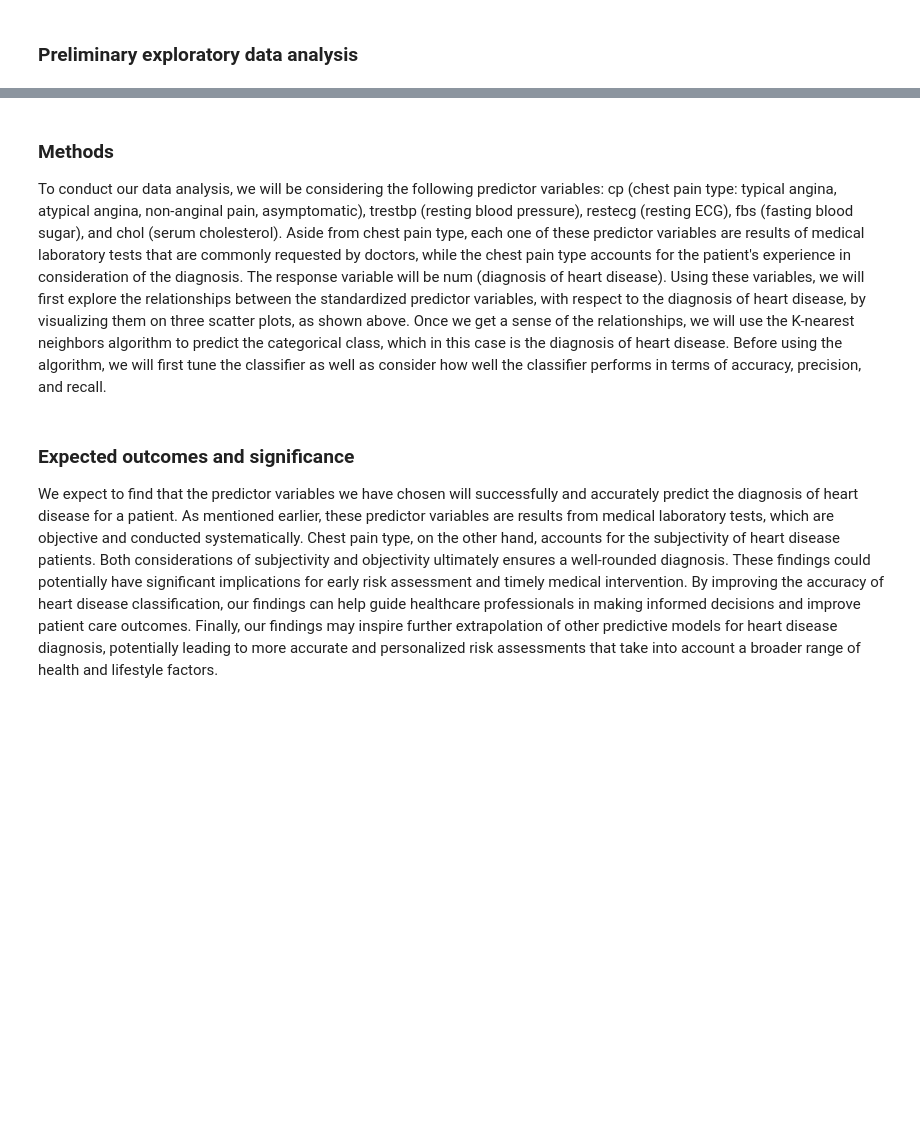
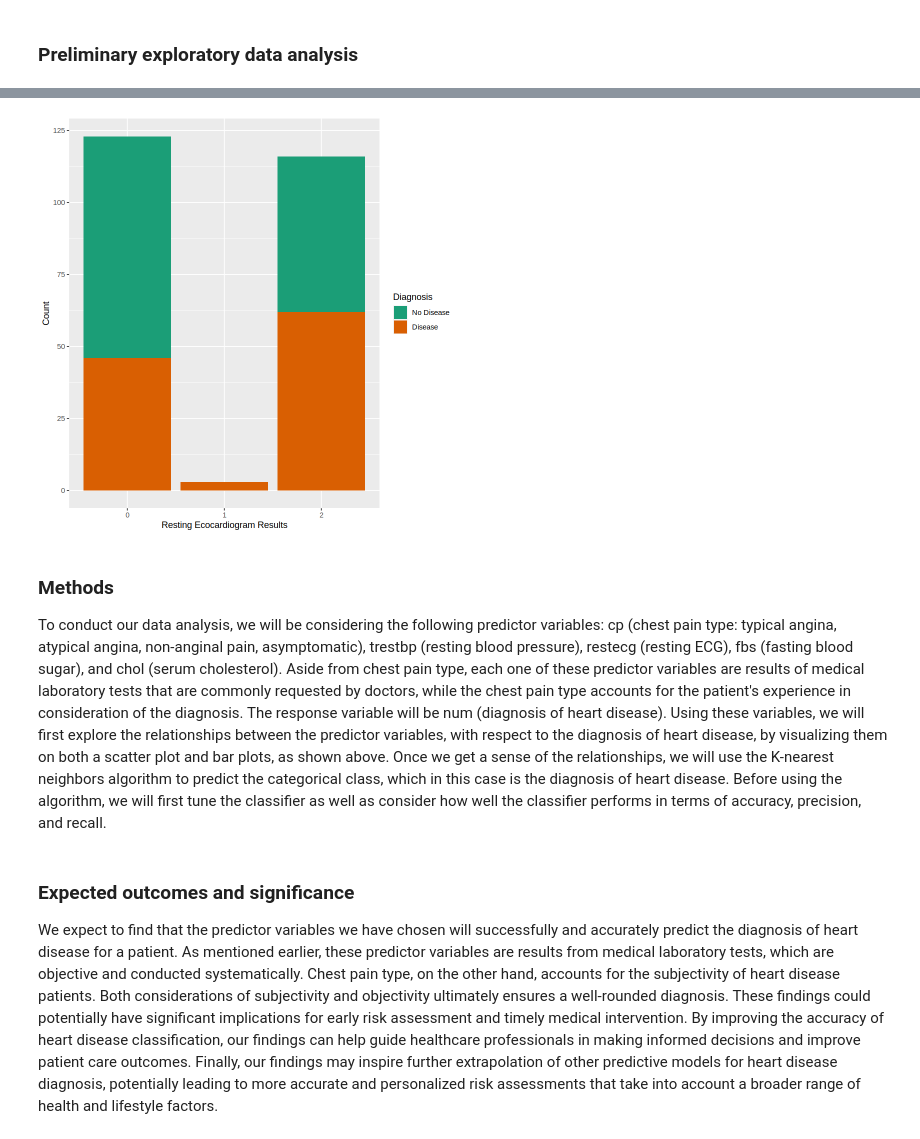
Before and after one commit to altarrok/dsci-100-2023w1-group-44, a Jupyter notebook: proposal.ipynb, the cells around one changed output, grey strips where cells are left out. Saved outputs shown, nothing was run; the diff lists cells and outputs as text; code cells hidden in the pictures; blank space fills up the shorter version.

```diff
--- a/proposal.ipynb
+++ b/proposal.ipynb
@@ -91,7 +133,22 @@ cat_restecg
+# %%
+#19 restecg: resting electrocardiographic results
+        #-- Value 0: normal
+        #-- Value 1: having ST-T wave abnormality (T wave inversions and/or ST elevation or depression of > 0.05 mV)
+        #-- Value 2: showing probable or definite left ventricular hypertrophy by Estes' criteria
+
+cat_restecg <- train_data |>
+    ggplot(aes(x = as_factor(restecg), fill = as_factor(num))) +
+    geom_bar(stat = "count") +
+    labs(x = "Resting Ecocardiogram Results", y = "Count", fill = "Diagnosis") +
+    scale_fill_brewer(palette = "Dark2", labels=c("No Disease", "Disease"))
+
+cat_restecg
+# %% [output]
+[figure, added]
 # %% [markdown]
 ### Methods
 
-To conduct our data analysis, we will be considering the following predictor variables:  cp (chest pain type: typical angina, atypical angina, non-anginal pain, asymptomatic), trestbp (resting blood pressure), restecg (resting ECG), fbs (fasting blood sugar), and chol (serum cholesterol). Aside from chest pain type, each one of these predictor variables are results of medical laboratory tests that are commonly requested by doctors, while the chest pain type accounts for the patient's experience in consideration of the diagnosis. The response variable will be num (diagnosis of heart disease). Using these variables, we will first explore the relationships between the standardized predictor variables, with respect to the diagnosis of heart disease, by visualizing them on three scatter plots, as shown above. Once we get a sense of the relationships, we will use the K-nearest neighbors algorithm to predict the categorical class, which in this case is the diagnosis of heart disease. Before using the algorithm, we will first tune the classifier as well as consider how well the classifier performs in terms of accuracy, precision, and recall.
+To conduct our data analysis, we will be considering the following predictor variables:  cp (chest pain type: typical angina, atypical angina, non-anginal pain, asymptomatic), trestbp (resting blood pressure), restecg (resting ECG), fbs (fasting blood sugar), and chol (serum cholesterol). Aside from chest pain type, each one of these predictor variables are results of medical laboratory tests that are commonly requested by doctors, while the chest pain type accounts for the patient's experience in consideration of the diagnosis. The response variable will be num (diagnosis of heart disease). Using these variables, we will first explore the relationships between the predictor variables, with respect to the diagnosis of heart disease, by visualizing them on both a scatter plot and bar plots, as shown above. Once we get a sense of the relationships, we will use the K-nearest neighbors algorithm to predict the categorical class, which in this case is the diagnosis of heart disease. Before using the algorithm, we will first tune the classifier as well as consider how well the classifier performs in terms of accuracy, precision, and recall.
 # %% [markdown]
 ### Expected outcomes and significance
 
```
Also changed, not shown: parts of 8 cells of this notebook.
